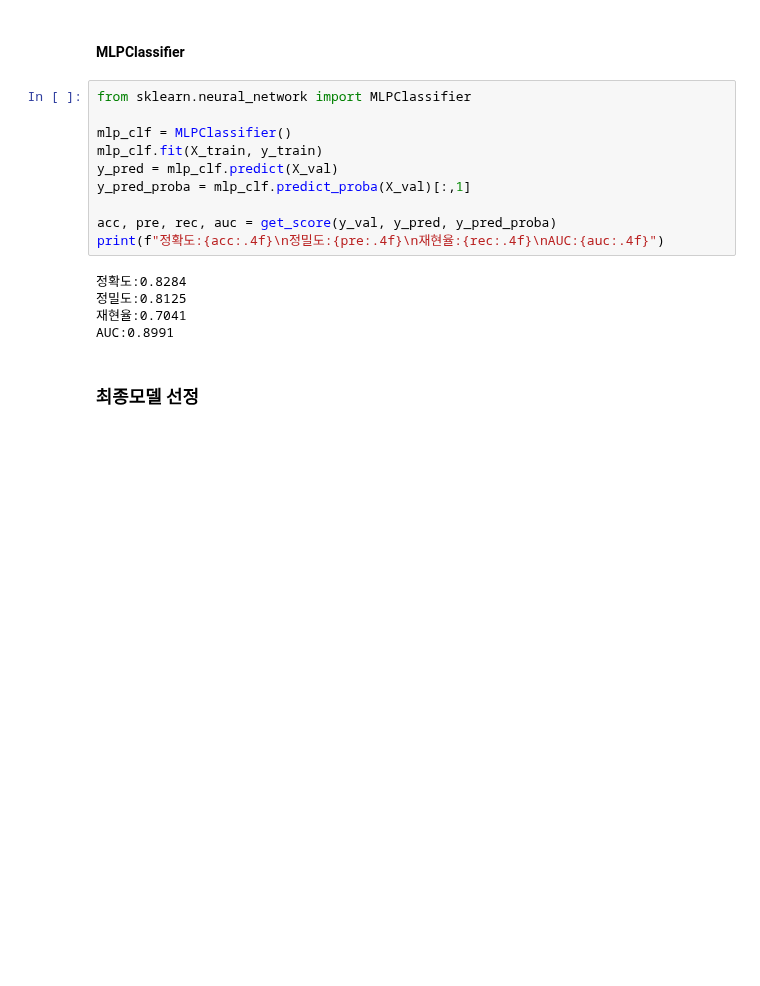
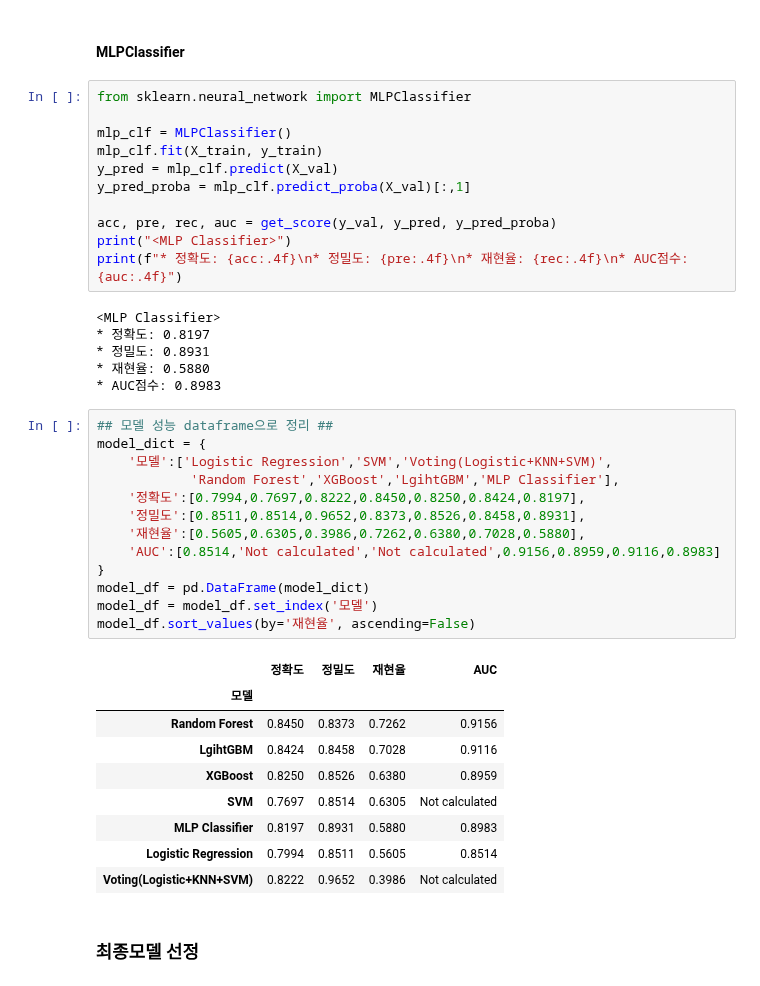
Before and after one commit to young-hun-jo/DataAnalysis, a Jupyter notebook: hotel_booking/prediction_modeling.ipynb, the cells around one changed output. Saved outputs shown, nothing was run; the diff lists cells and outputs as text; blank space fills up the shorter version.

```diff
--- a/hotel_booking/prediction_modeling.ipynb
+++ b/hotel_booking/prediction_modeling.ipynb
@@ -901,12 +909,37 @@ y_pred = mlp_clf.predict(X_val)
 y_pred_proba = mlp_clf.predict_proba(X_val)[:,1]
 
 acc, pre, rec, auc = get_score(y_val, y_pred, y_pred_proba)
-print(f"정확도:{acc:.4f}\n정밀도:{pre:.4f}\n재현율:{rec:.4f}\nAUC:{auc:.4f}")
+print("<MLP Classifier>")
+print(f"* 정확도: {acc:.4f}\n* 정밀도: {pre:.4f}\n* 재현율: {rec:.4f}\n* AUC점수: {auc:.4f}")
 # %% [output]
-정확도:0.8284
-정밀도:0.8125
-재현율:0.7041
-AUC:0.8991
+<MLP Classifier>
+* 정확도: 0.8197
+* 정밀도: 0.8931
+* 재현율: 0.5880
+* AUC점수: 0.8983
+# %%
+## 모델 성능 dataframe으로 정리 ##
+model_dict = {
+    '모델':['Logistic Regression','SVM','Voting(Logistic+KNN+SVM)',
+            'Random Forest','XGBoost','LgihtGBM','MLP Classifier'],
+    '정확도':[0.7994,0.7697,0.8222,0.8450,0.8250,0.8424,0.8197],
+    '정밀도':[0.8511,0.8514,0.9652,0.8373,0.8526,0.8458,0.8931],
+    '재현율':[0.5605,0.6305,0.3986,0.7262,0.6380,0.7028,0.5880],
+    'AUC':[0.8514,'Not calculated','Not calculated',0.9156,0.8959,0.9116,0.8983]
+}
+model_df = pd.DataFrame(model_dict)
+model_df = model_df.set_index('모델')
+model_df.sort_values(by='재현율', ascending=False)
+# %% [output]
+|  | 정확도 | 정밀도 | 재현율 | AUC |
+| 모델 |  |  |  |  |
+| Random Forest | 0.8450 | 0.8373 | 0.7262 | 0.9156 |
+| LgihtGBM | 0.8424 | 0.8458 | 0.7028 | 0.9116 |
+| XGBoost | 0.8250 | 0.8526 | 0.6380 | 0.8959 |
+| SVM | 0.7697 | 0.8514 | 0.6305 | Not calculated |
+| MLP Classifier | 0.8197 | 0.8931 | 0.5880 | 0.8983 |
+| Logistic Regression | 0.7994 | 0.8511 | 0.5605 | 0.8514 |
+| Voting(Logistic+KNN+SVM) | 0.8222 | 0.9652 | 0.3986 | Not calculated |
 # %% [markdown]
 ### 최종모델 선정
 # %% [markdown]
```
Also changed, not shown: parts of 31 cells of this notebook.
